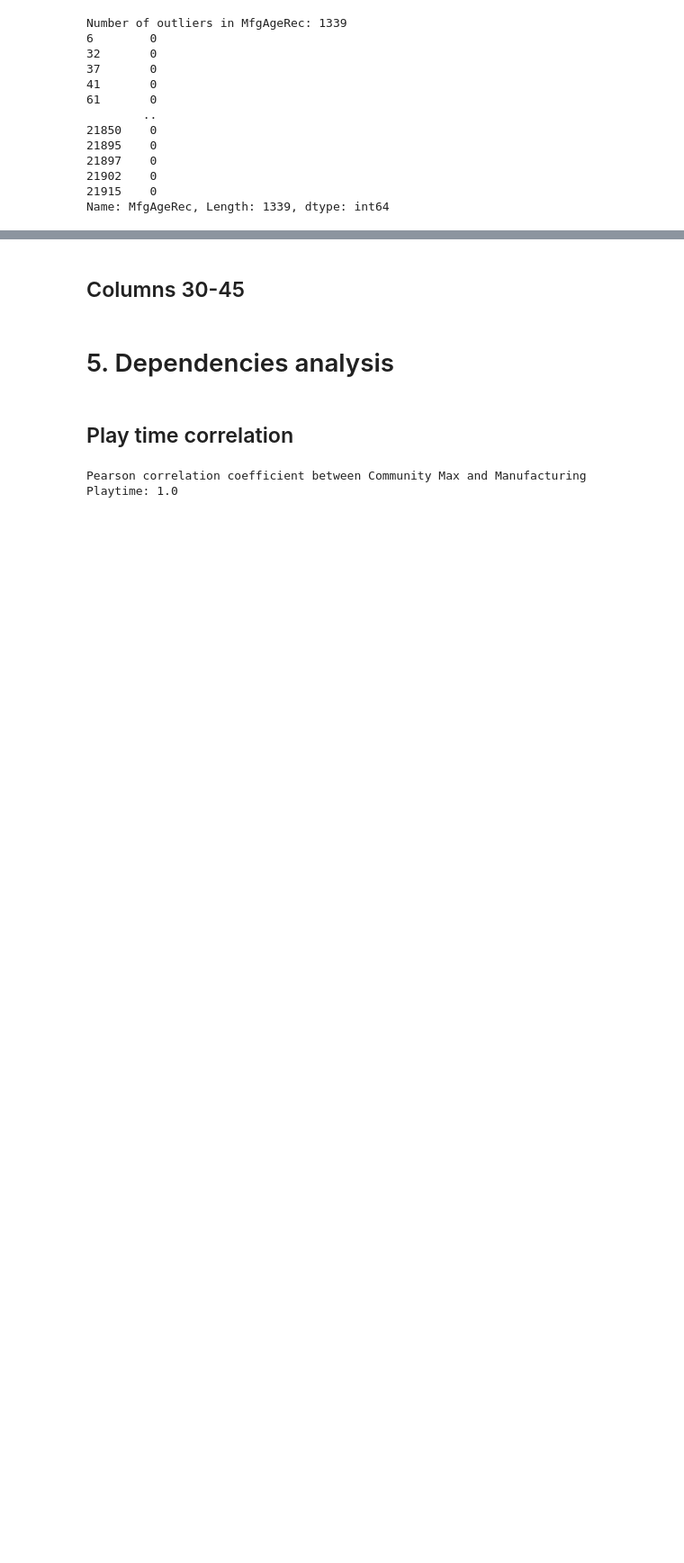
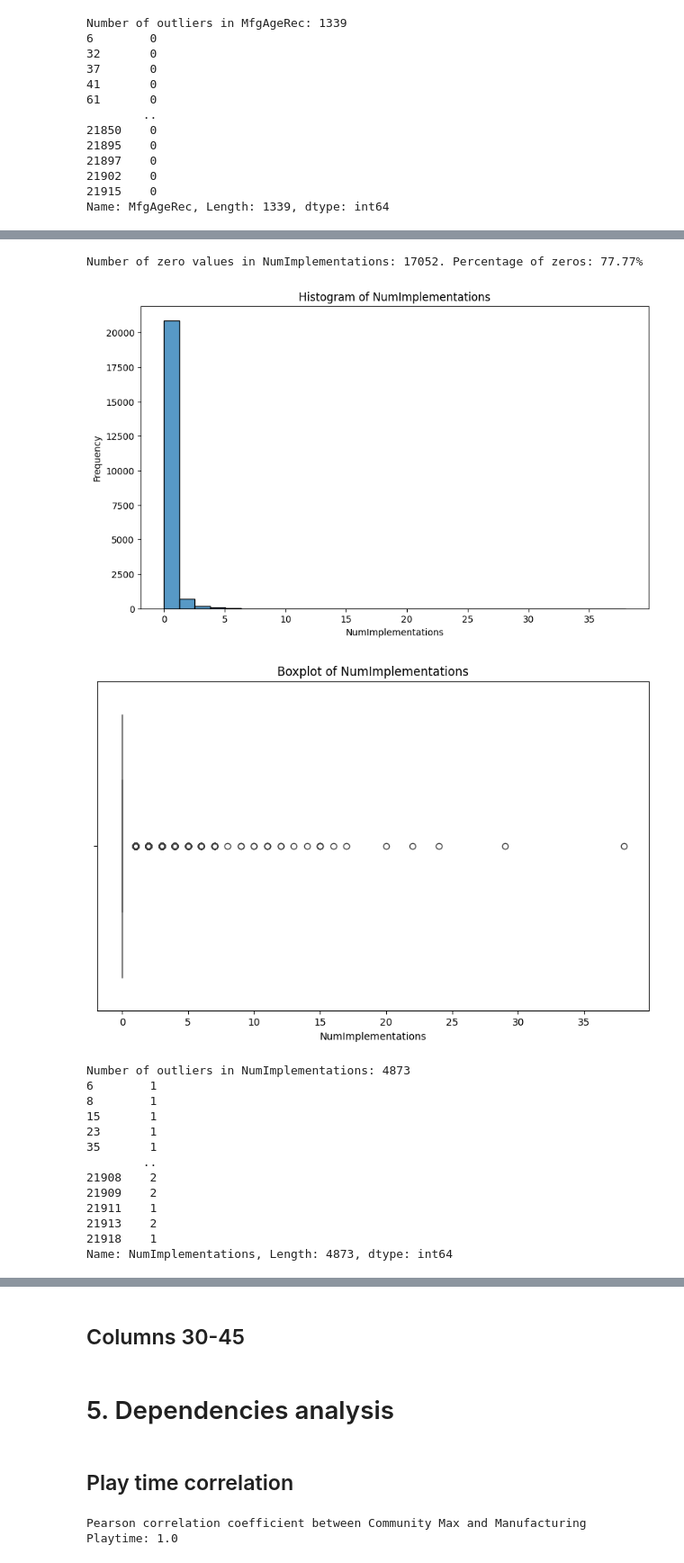
Before and after one commit to leopasq24/DataMining, a Jupyter notebook: data_understanding.ipynb, the cells around one changed output, grey strips where cells are left out. Shown at 90% size. Saved outputs shown, nothing was run; the diff lists cells and outputs as text; code cells hidden in the pictures; blank space fills up the shorter version.

```diff
--- a/data_understanding.ipynb
+++ b/data_understanding.ipynb
@@ -360,0 +503,46 @@ Number of zero values in NumComments: 21925. Percentage of zeros: 100.00%
+# %%
+# number of reimplementations analysis
+NumImplementations = df["NumImplementations"]
+# zeros count
+NumImplementations_zeros = (NumImplementations == 0).sum()
+print(f"Number of zero values in NumImplementations: {NumImplementations_zeros}. Percentage of zeros: {NumImplementations_zeros / len(NumImplementations) * 100:.2f}%")
+# histogram
+plt.figure(figsize=(10, 6))
+sns.histplot(NumImplementations, bins=30)
+plt.title('Histogram of NumImplementations')
+plt.xlabel('NumImplementations')
+plt.ylabel('Frequency')
+plt.show()
+# boxplot
+plt.figure(figsize=(10, 6))
+sns.boxplot(x=NumImplementations)
+plt.title('Boxplot of NumImplementations')
+plt.xlabel('NumImplementations')
+plt.show()
+# outliers detection
+Q1 = NumImplementations.quantile(0.25)
+Q3 = NumImplementations.quantile(0.75)
+IQR = Q3 - Q1
+lower_bound = Q1 - 1.5 * IQR
+upper_bound = Q3 + 1.5 * IQR
+outliers = NumImplementations[(NumImplementations < lower_bound) | (NumImplementations > upper_bound)]
+print(f"Number of outliers in NumImplementations: {len(outliers)}")
+print(outliers)
+df[df["NumImplementations"] > 1][["Name", "NumImplementations"]].sort_values(by="NumImplementations", ascending=False)
+# %% [output]
+Number of zero values in NumImplementations: 17052. Percentage of zeros: 77.77%
+[figure, added]
+[figure, added]
+Number of outliers in NumImplementations: 4873
+6        1
+8        1
+15       1
+23       1
+35       1
+        ..
+21908    2
+21909    2
+21911    1
+21913    2
+21918    1
+Name: NumImplementations, Length: 4873, dtype: int64
```
Also changed, not shown: parts of 7 cells of this notebook.
